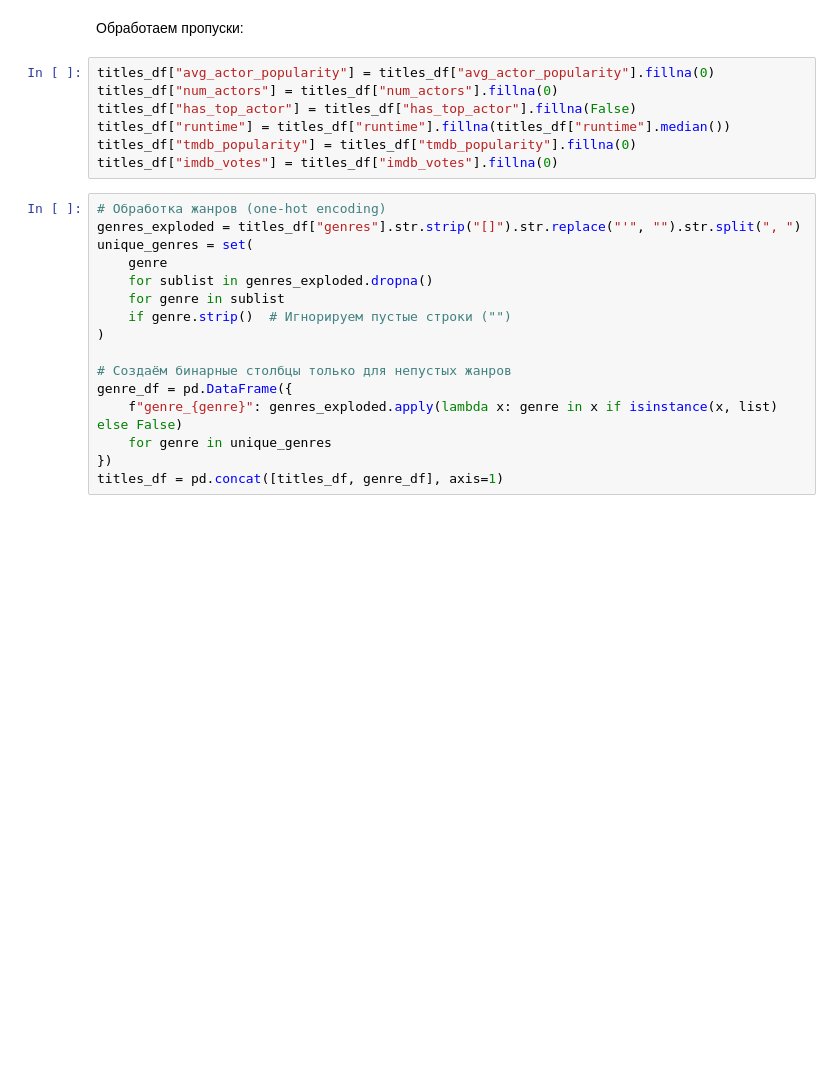
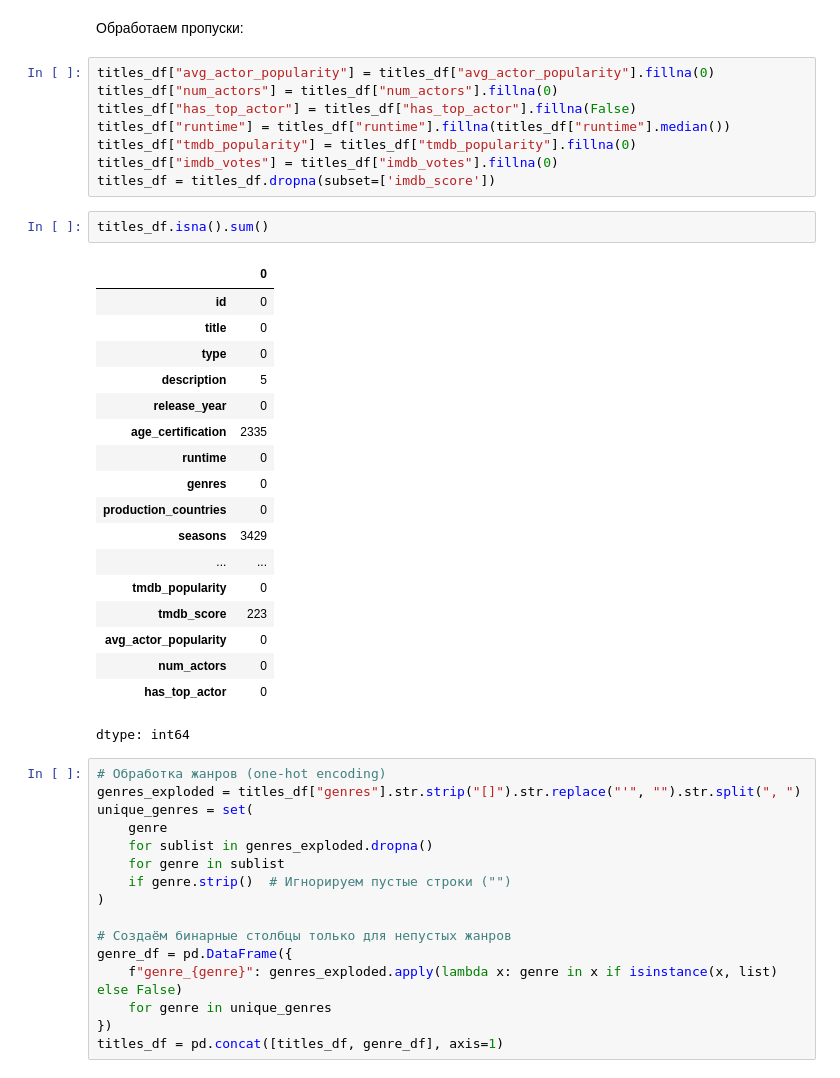
Before and after one commit to ZaichenkoNA/Stat_Prac, a Jupyter notebook: Proekt.ipynb, the cells around one changed output. Cells and saved outputs as stored; diff of their text form; blank space fills up the shorter version.

```diff
--- a/Proekt.ipynb
+++ b/Proekt.ipynb
@@ -143,6 +143,28 @@ titles_df["has_top_actor"] = titles_df["has_top_actor"].fillna(False)
 titles_df["runtime"] = titles_df["runtime"].fillna(titles_df["runtime"].median())
 titles_df["tmdb_popularity"] = titles_df["tmdb_popularity"].fillna(0)
 titles_df["imdb_votes"] = titles_df["imdb_votes"].fillna(0)
+titles_df = titles_df.dropna(subset=['imdb_score'])
+# %%
+titles_df.isna().sum()
+# %% [output]
+|  | 0 |
+| id | 0 |
+| title | 0 |
+| type | 0 |
+| description | 5 |
+| release_year | 0 |
+| age_certification | 2335 |
+| runtime | 0 |
+| genres | 0 |
+| production_countries | 0 |
+| seasons | 3429 |
+| ... | ... |
+| tmdb_popularity | 0 |
+| tmdb_score | 223 |
+| avg_actor_popularity | 0 |
+| num_actors | 0 |
+| has_top_actor | 0 |
+dtype: int64
 # %%
 # Обработка жанров (one-hot encoding)
 genres_exploded = titles_df["genres"].str.strip("[]").str.replace("'", "").str.split(", ")
```
Also changed, not shown: parts of 7 cells of this notebook.
